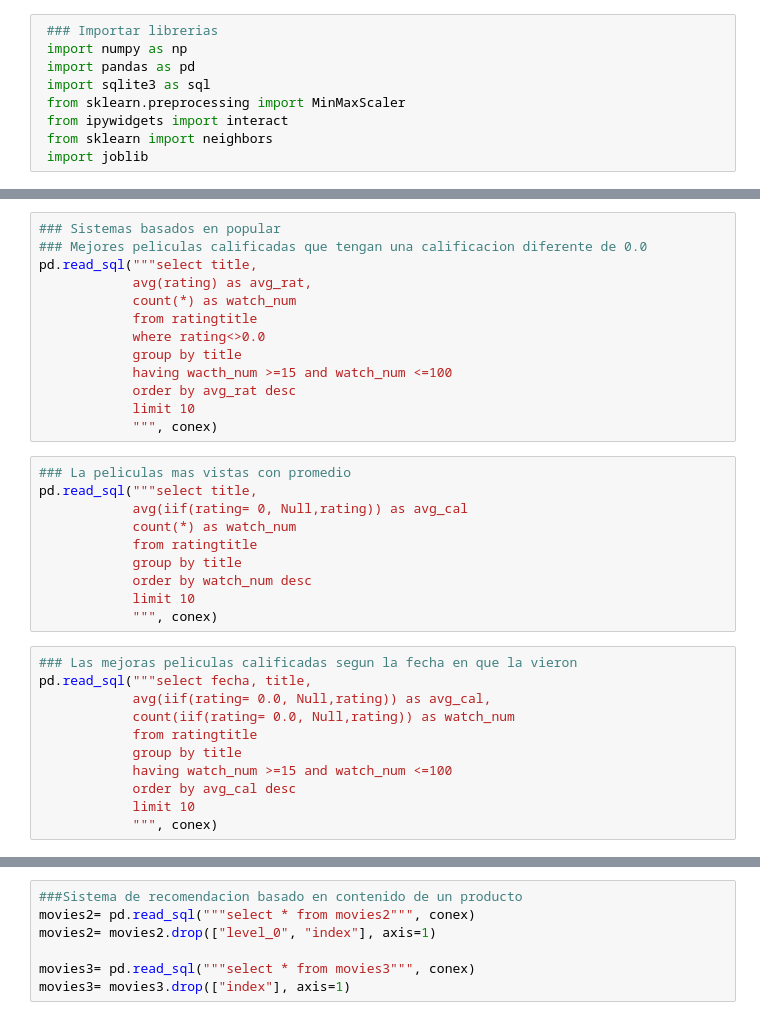
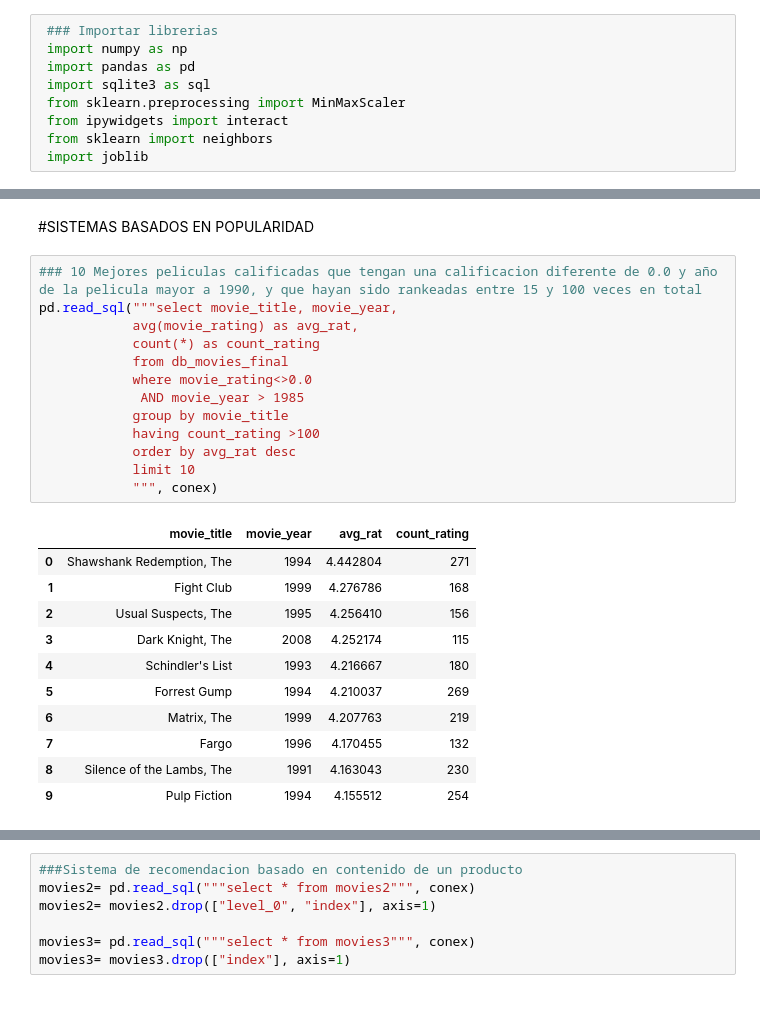
Before and after one commit to DanielMerkdo/ensayo, a Jupyter notebook: c_modelado_.ipynb, the cells around one changed output, grey strips where cells are left out. Drawn from its saved outputs; the diff is of its cells as text.

```diff
--- a/c_modelado_.ipynb
+++ b/c_modelado_.ipynb
@@ -24,34 +81,27 @@
+# %% [markdown]
+#SISTEMAS BASADOS EN POPULARIDAD
 # %%
-### Sistemas basados en popular
-### Mejores peliculas calificadas que tengan una calificacion diferente de 0.0
-pd.read_sql("""select title,
-            avg(rating) as avg_rat,
-            count(*) as watch_num
-            from ratingtitle
-            where rating<>0.0
-            group by title
-            having wacth_num >=15 and watch_num <=100
+### 10 Mejores peliculas calificadas que tengan una calificacion diferente de 0.0 y año de la pelicula mayor a 1990, y que hayan sido rankeadas entre 15 y 100 veces en total
+pd.read_sql("""select movie_title, movie_year,
+            avg(movie_rating) as avg_rat,
+            count(*) as count_rating
+            from db_movies_final
+            where movie_rating<>0.0
+             AND movie_year > 1985
+            group by movie_title
+            having count_rating >100
             order by avg_rat desc
             limit 10
             """, conex)
+# %% [output]
+|  | movie_title | movie_year | avg_rat | count_rating |
+| 0 | Shawshank Redemption, The | 1994 | 4.442804 | 271 |
+| 1 | Fight Club | 1999 | 4.276786 | 168 |
+| 2 | Usual Suspects, The | 1995 | 4.256410 | 156 |
+| 3 | Dark Knight, The | 2008 | 4.252174 | 115 |
+| 4 | Schindler's List | 1993 | 4.216667 | 180 |
+| 5 | Forrest Gump | 1994 | 4.210037 | 269 |
+| 6 | Matrix, The | 1999 | 4.207763 | 219 |
+| 7 | Fargo | 1996 | 4.170455 | 132 |
+| 8 | Silence of the Lambs, The | 1991 | 4.163043 | 230 |
+| 9 | Pulp Fiction | 1994 | 4.155512 | 254 |
-# %%
-### La peliculas mas vistas con promedio
-pd.read_sql("""select title,
-            avg(iif(rating= 0, Null,rating)) as avg_cal
-            count(*) as watch_num
-            from ratingtitle
-            group by title
-            order by watch_num desc
-            limit 10
-            """, conex)
-# %%
-### Las mejoras peliculas calificadas segun la fecha en que la vieron
-pd.read_sql("""select fecha, title,
-            avg(iif(rating= 0.0, Null,rating)) as avg_cal,
-            count(iif(rating= 0.0, Null,rating)) as watch_num
-            from ratingtitle
-            group by title
-            having watch_num >=15 and watch_num <=100
-            order by avg_cal desc
-            limit 10
-            """, conex)
```
Also changed, not shown: parts of 10 cells of this notebook, 3 other files.
